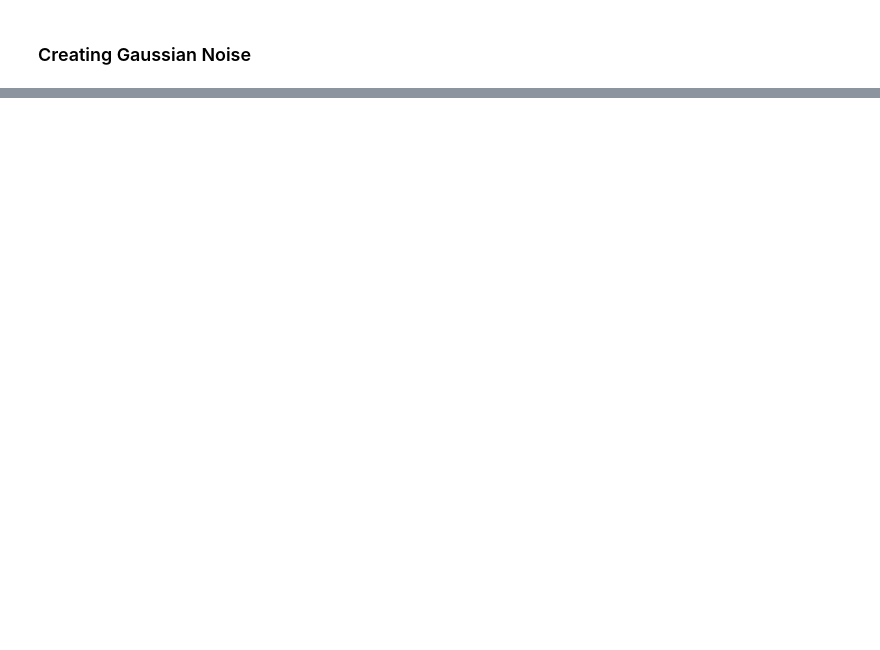
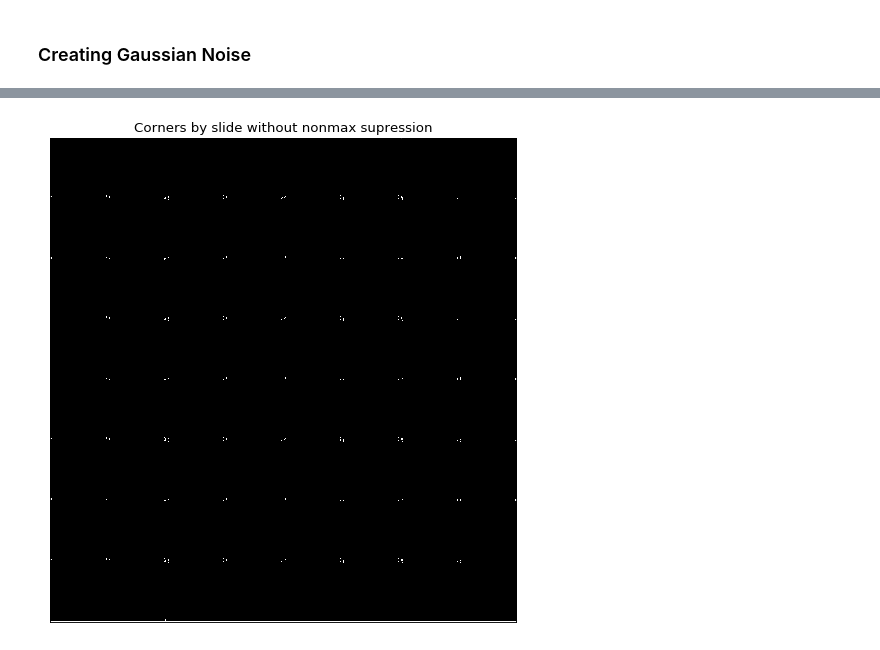
Before and after one commit to jpeumesmo/quizs_computer_Vision, a Jupyter notebook: quiz_4/quiz_4_edson_joao-pedro.ipynb, the cells around one changed output, grey strips where cells are left out. Saved outputs shown, nothing was run; the diff lists cells and outputs as text; code cells hidden in the pictures; blank space fills up the shorter version.

```diff
--- a/quiz_4/quiz_4_edson_joao-pedro.ipynb
+++ b/quiz_4/quiz_4_edson_joao-pedro.ipynb
@@ -66,0 +110,22 @@ Clipping input data to the valid range for imshow with RGB data ([0..1] for floa
+# %%
+##SLIDES
+#falta definir as contantes k e threshold
+#falta computar supressao nao maxima no out
+k = 0.04
+threshold = 0.6
+out = np.zeros(gray.shape)
+for i in range(img.shape[0]):
+    for j in range(img.shape[1]):
+        C = None
+        C = np.array([[s_x2[i][j],s_xy[i][j]],[s_y2[i][j],s_xy[i][j]]])
+        R = np.linalg.det(C) - k*((np.trace(C))**2)
+        if R > threshold:
+            out[i][j] = 1.0
+# %%
+fig=plt.figure(figsize=(9, 8), dpi= 80, facecolor='w', edgecolor='k')
+plt.imshow(out,cmap='gray')
+plt.xticks([]),plt.yticks([])
+plt.title('Corners by slide without nonmax supression')
+plt.show()
+# %% [output]
+[figure, added]
```
Also changed, not shown: parts of 10 cells of this notebook.
